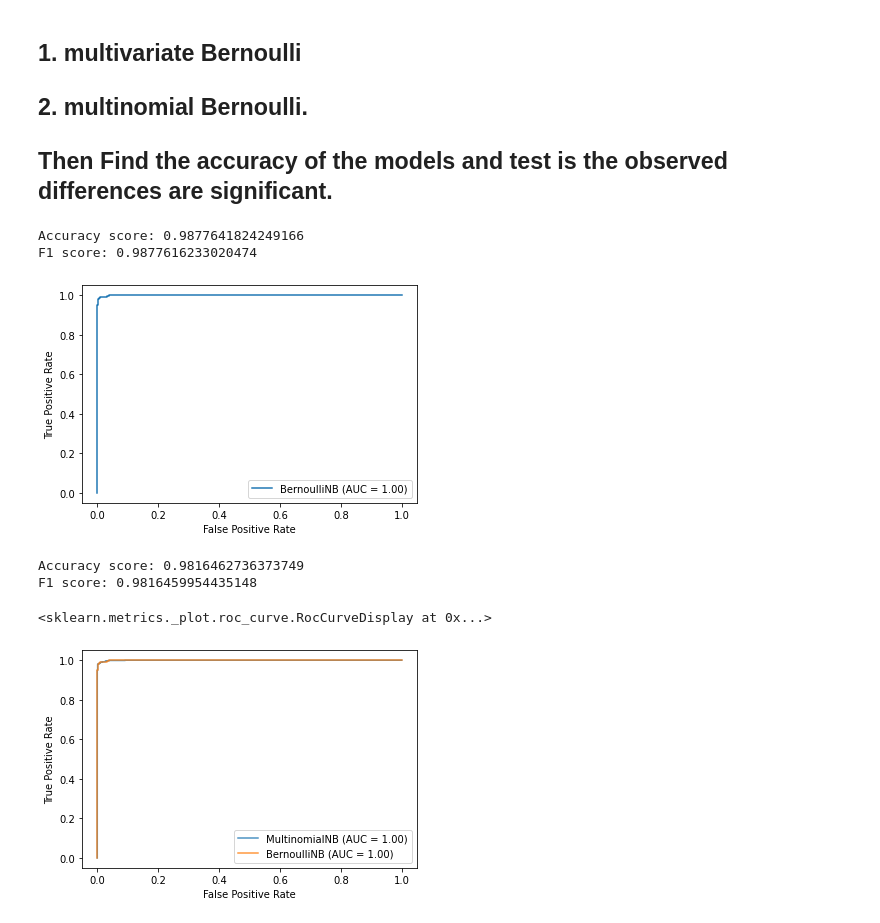
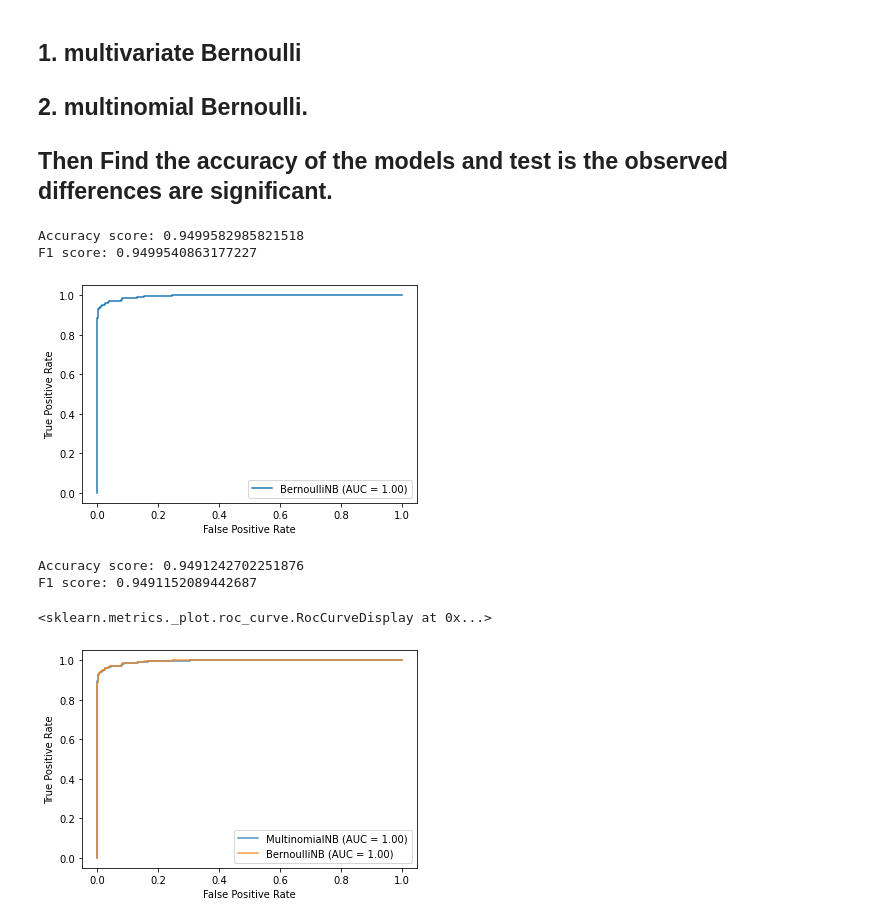
Before and after one commit to D3mianGianoz/Machine-Learning, a Jupyter notebook: Probabilistic Models/classification_twitter_emotions_loading_data.ipynb, the cells around one changed output. Cells and saved outputs as stored; diff of their text form; code cells hidden in the pictures.

```diff
--- a/Probabilistic Models/classification_twitter_emotions_loading_data.ipynb
+++ b/Probabilistic Models/classification_twitter_emotions_loading_data.ipynb
@@ -134,34 +136,36 @@ def scoring(y_test, y_pred):
     print("Accuracy score: " + str(acc_score))
     f1 = f1_score(y_test, y_pred, average='macro') # what is this score = macro avg between recall and precison
     print("F1 score: " + str(f1))
-# %%
-twitter_data = np.clip(twitter_data, 0, 1)
 # %%
 # Split the data
-X_train, X_test, y_train, y_test = train_test_split(twitter_data, twitter_target, test_size=0.15, random_state=42)
+X_train, X_test, y_train, y_test = train_test_split(twitter_data, twitter_target, test_size=0.10, random_state=42)
+
+# Normalize the data betwenn 0 and 1 cliping it for the BernulliNB
+X_train_cl = np.clip(X_train, 0, 1)
+y_train_cl = np.clip(y_train, 0, 1)
 # %%
-bern_clf = BernoulliNB().fit(X=X_test, y=y_test)
+bern_clf = BernoulliNB().fit(X=X_train_cl, y=y_train_cl)
 bern_y_pred = bern_clf.predict(X_test)
 scoring(y_test, bern_y_pred)
 
 bern_disp = plot_roc_curve(bern_clf, X_test, y_test)
 # %% [output]
-Accuracy score: 0.9877641824249166
-F1 score: 0.9877616233020474
+Accuracy score: 0.9499582985821518
+F1 score: 0.9499540863177227
-[figure, old version]
+[figure, new version]
 # %%
-multi_clf = MultinomialNB().fit(X=X_test, y=y_test)
+multi_clf = MultinomialNB().fit(X=X_train, y=y_train)
 multi_y_pred = multi_clf.predict(X_test)
 scoring(y_test, multi_y_pred)
 
 ax = plt.gca()
-plot_roc_curve(multi_clf, X_test, y_test, ax=ax, alpha=0.8)
+multi_disp = plot_roc_curve(multi_clf, X_test, y_test, ax=ax, alpha=0.8)
 bern_disp.plot(ax=ax, alpha=0.8)
 # %% [output]
-Accuracy score: 0.9816462736373749
-F1 score: 0.9816459954435148
+Accuracy score: 0.9491242702251876
+F1 score: 0.9491152089442687
 <sklearn.metrics._plot.roc_curve.RocCurveDisplay at 0x...>
-[figure, old version]
+[figure, new version]
 # %%
 logistic_clf = LogisticRegression(random_state=0).fit(X_train, y_train)
 logistic_y_pred = logistic_clf.predict(X_test)
```
Also changed, not shown: parts of 3 cells of this notebook.
